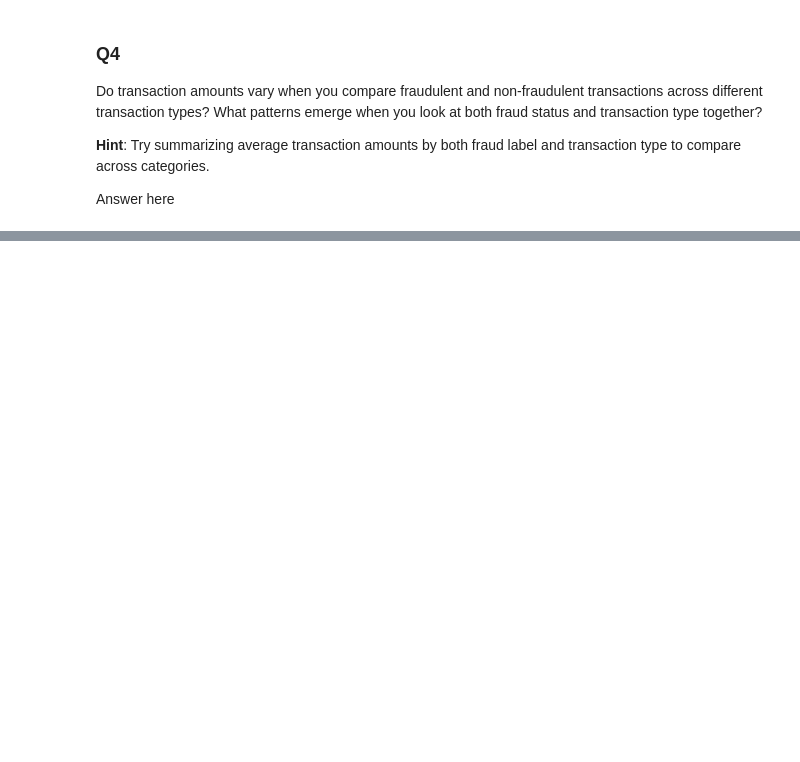
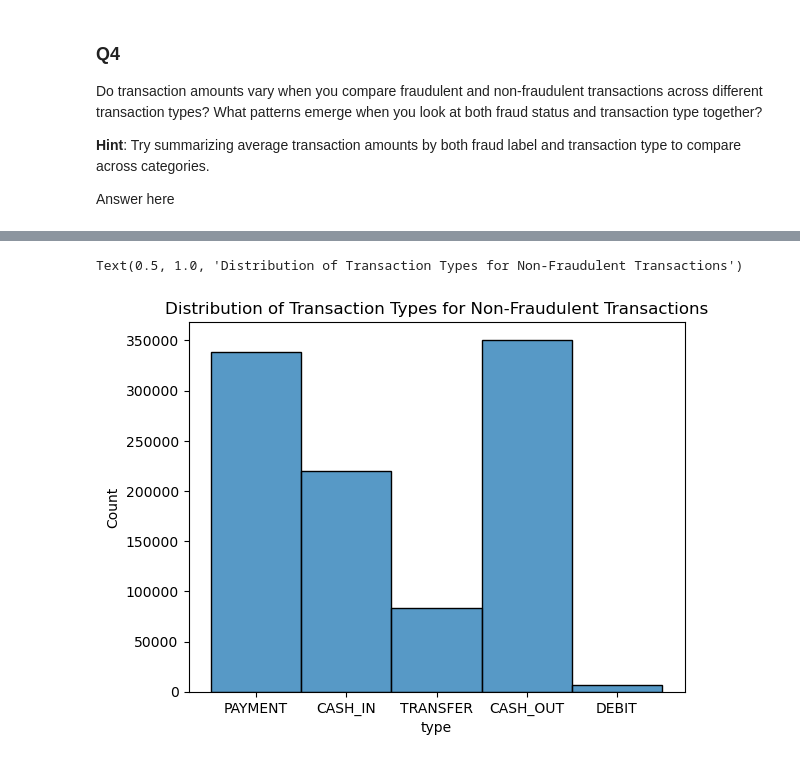
Before and after one commit to jnzhag/Financial-Fraud-Detection, a Jupyter notebook: notebooks/eda.ipynb, the cells around one changed output, grey strips where cells are left out. Saved outputs shown, nothing was run; the diff lists cells and outputs as text; code cells hidden in the pictures; blank space fills up the shorter version.

```diff
--- a/notebooks/eda.ipynb
+++ b/notebooks/eda.ipynb
@@ -126,0 +173,7 @@ Answer here
+# %%
+#Looking at the distribution of transaction types for non fraudulent transactions
+sns.histplot(transactions[transactions['isFraud'] == 0]['type'])
+plt.title("Distribution of Transaction Types for Non-Fraudulent Transactions")
+# %% [output]
+Text(0.5, 1.0, 'Distribution of Transaction Types for Non-Fraudulent Transactions')
+[figure, added]
```
Also changed, not shown: parts of 17 cells of this notebook.
